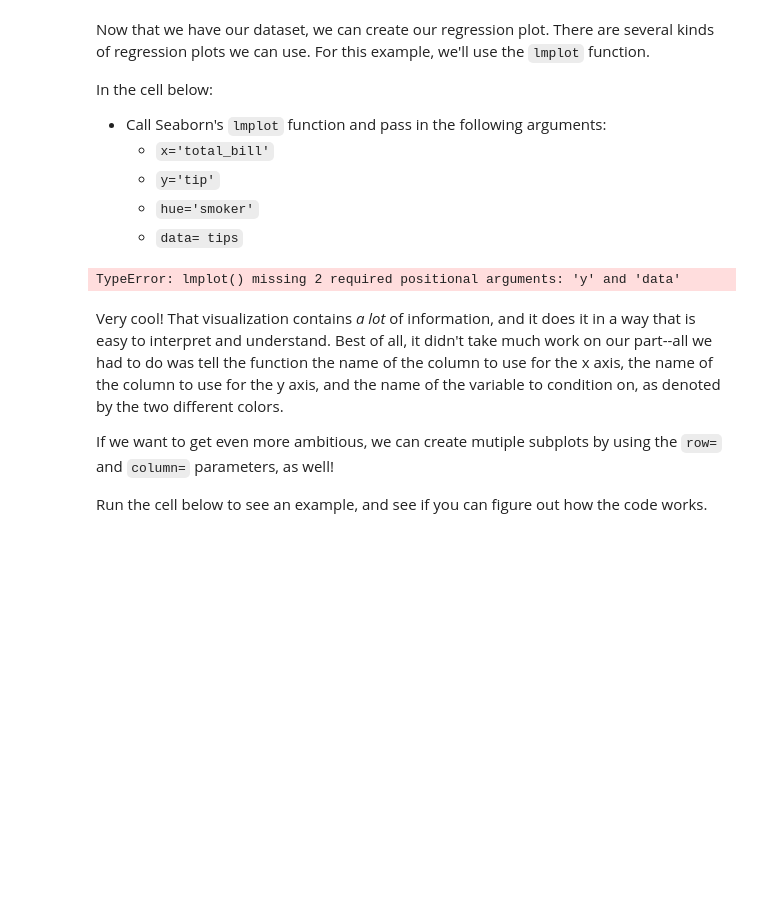
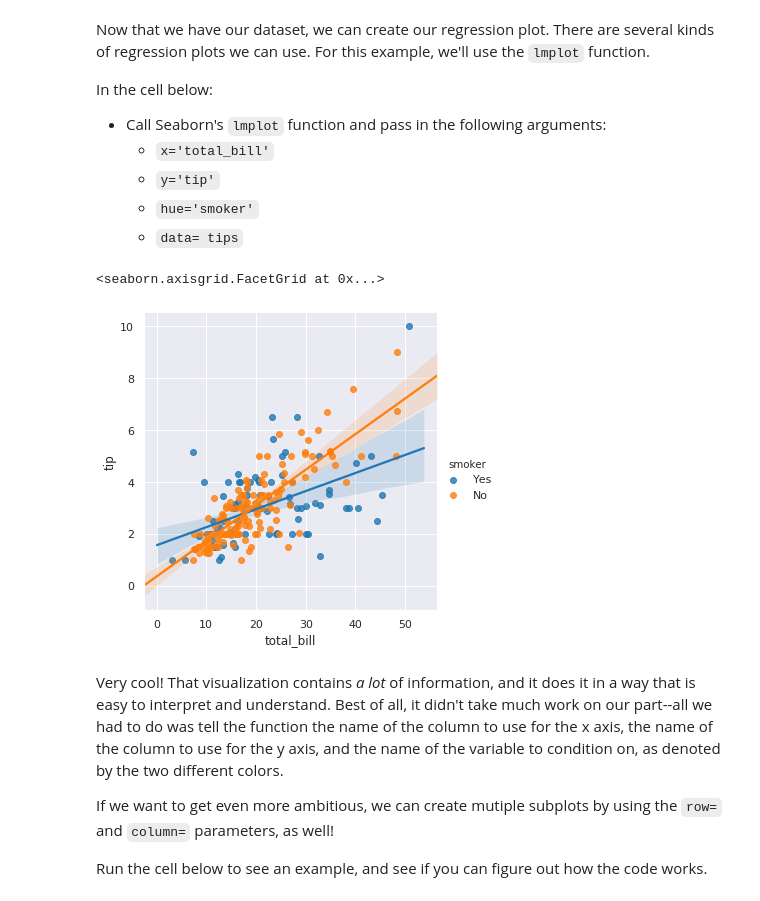
Before and after one commit to EricB10/dsc-seaborn-lab-nyc-ds-033020, a Jupyter notebook: index.ipynb, the cells around one changed output. Saved outputs shown, nothing was run; the diff lists cells and outputs as text; code cells hidden in the pictures; blank space fills up the shorter version.

```diff
--- a/index.ipynb
+++ b/index.ipynb
@@ -195,9 +195,10 @@ In the cell below:
     * `data= tips`
 # %%
 # Your code here
-tips.lmplot(x='total_bill', y='tip', hue='smoker', data=tips)
+sns.lmplot(x='total_bill', y='tip', hue='smoker', data=tips)
 # %% [output]
-TypeError: lmplot() missing 2 required positional arguments: 'y' and 'data'
+<seaborn.axisgrid.FacetGrid at 0x...>
+[figure, added]
 # %% [markdown]
 Very cool! That visualization contains _a lot_ of information, and it does it in a way that is easy to interpret and understand. Best of all, it didn't take much work on our part--all we had to do was tell the function the name of the column to use for the x axis, the name of the column to use for the y axis, and the name of the variable to condition on, as denoted by the two different colors.
 
```
